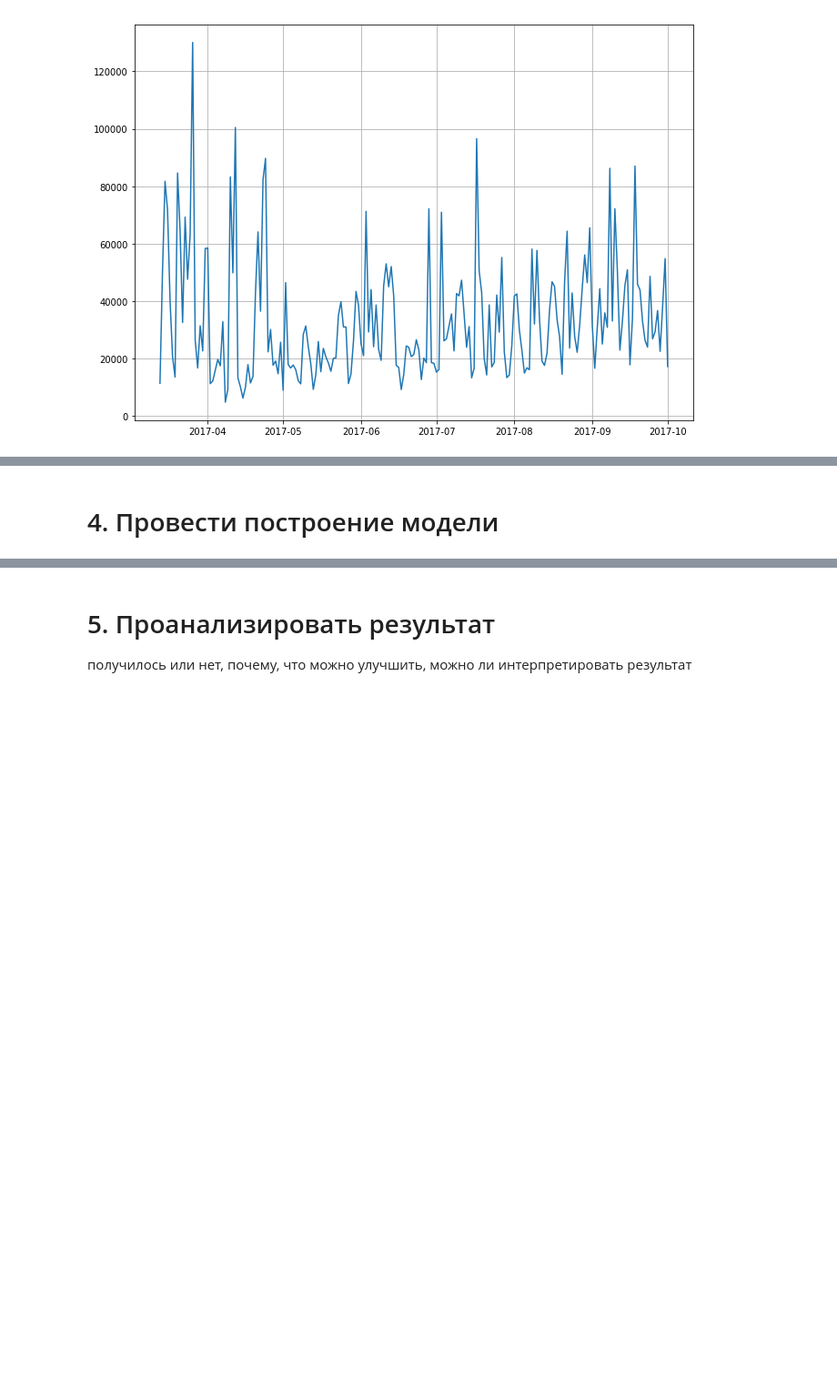
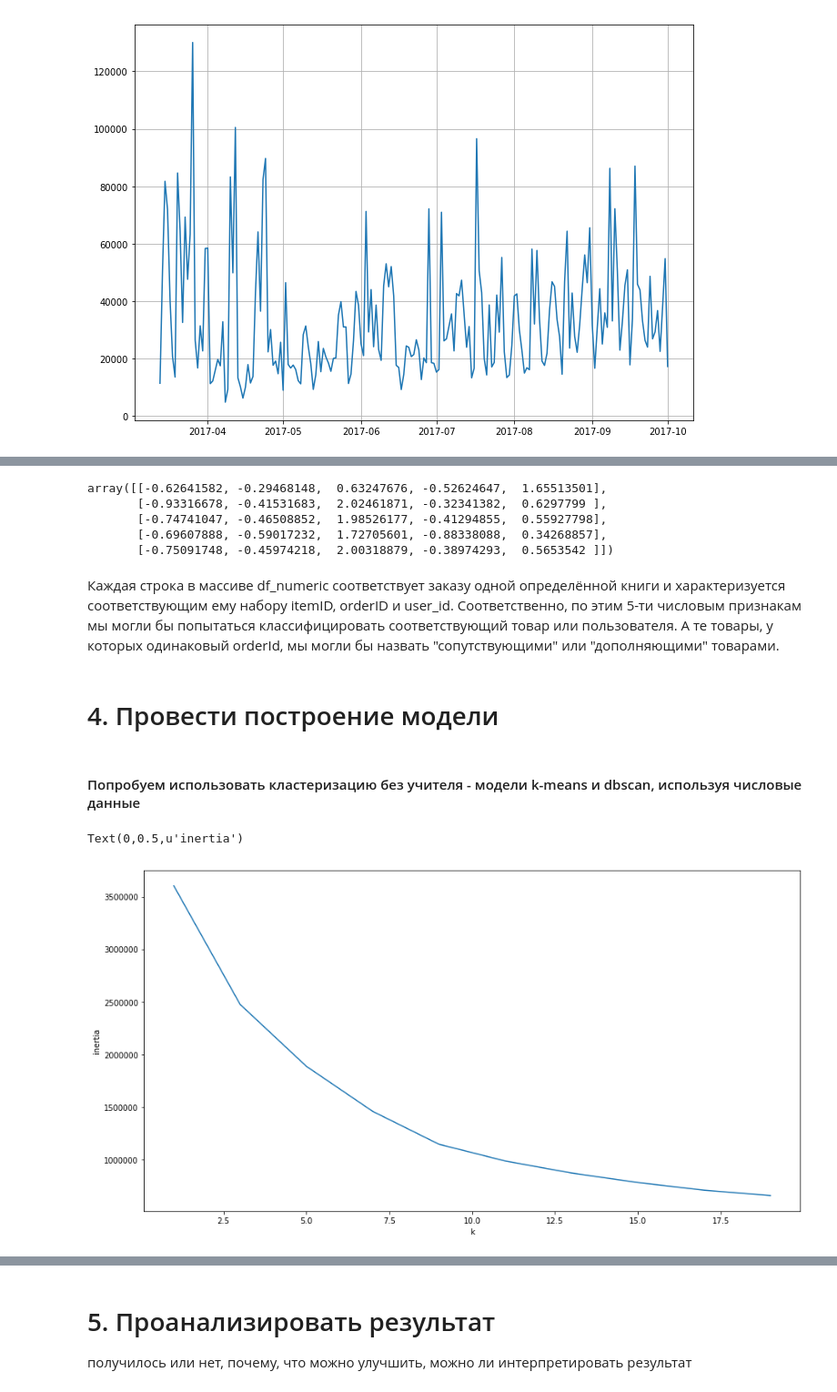
Before and after one commit to ChernetsovNG/otus_BigData, a Jupyter notebook: HW6/homework_dimred.ipynb, the cells around one changed output, grey strips where cells are left out. Shown at 91% size. Cells and saved outputs as stored; diff of their text form; code cells hidden in the pictures; blank space fills up the shorter version.

```diff
--- a/HW6/homework_dimred.ipynb
+++ b/HW6/homework_dimred.ipynb
@@ -221,0 +301,4 @@ df['NAME'] = df['NAME'].map(lambda x: str(x).decode('utf8').lower())
+# %%
+# Чтобы работать с временными данными как с числами, преобразуем их к UNIX-time
+df['unix_time'] = pd.DatetimeIndex(df['date_insert']).astype(np.int64)/1000000000
+df.head()
@@ -221,0 +319,14 @@ df['NAME'] = df['NAME'].map(lambda x: str(x).decode('utf8').lower())
+# %%
+def get_num_cols(df):
+    return df[['DISCOUNT_VALUE', 'PRICE', 'QUANTITY', 'discount', 'ordered_item_count', 'price', 'unix_time']]
+
+def get_not_modified_cols(df):
+    return df[['NAME', 'date_insert', 'itemID', 'orderID', 'user_id']]
+
+vec_std = make_union(*[
+    make_pipeline(FunctionTransformer(get_num_cols, validate=False), Imputer(strategy='mean'), StandardScaler()),
+    make_pipeline(FunctionTransformer(get_not_modified_cols, validate=False))
+])
+
+df_std = vec_std.fit_transform(df)
+df_std.shape
@@ -221,0 +361,7 @@ df['NAME'] = df['NAME'].map(lambda x: str(x).decode('utf8').lower())
+# %%
+vec_std = make_union(*[
+    make_pipeline(FunctionTransformer(get_num_cols, validate=False), Imputer(strategy='mean'), StandardScaler())
+])
+
+df_numeric = vec_std.fit_transform(df)
+df_numeric.shape
@@ -221,0 +383,13 @@ df['NAME'] = df['NAME'].map(lambda x: str(x).decode('utf8').lower())
+# %%
+pca = PCA(n_components = 5)
+df_numeric_pca = pca.fit_transform(df_numeric)
+
+df_numeric_pca[:5]
+# %% [output]
+array([[-0.62641582, -0.29468148,  0.63247676, -0.52624647,  1.65513501],
+       [-0.93316678, -0.41531683,  2.02461871, -0.32341382,  0.6297799 ],
+       [-0.74741047, -0.46508852,  1.98526177, -0.41294855,  0.55927798],
+       [-0.69607888, -0.59017232,  1.72705601, -0.88338088,  0.34268857],
+       [-0.75091748, -0.45974218,  2.00318879, -0.38974293,  0.5653542 ]])
+# %% [markdown]
+Каждая строка в массиве df_numeric соответствует заказу одной определённой книги и характеризуется соответствующим ему набору itemID, orderID и user_id. Соответственно, по этим 5-ти числовым признакам мы могли бы попытаться классифицировать соответствующий товар или пользователя. А те товары, у которых одинаковый orderId, мы могли бы назвать "сопутствующими" или "дополняющими" товарами.
@@ -222,2 +400,4 @@ df['NAME'] = df['NAME'].map(lambda x: str(x).decode('utf8').lower())
 # %% [markdown]
 # 4. Провести построение модели
+# %% [markdown]
+#### Попробуем использовать кластеризацию без учителя - модели k-means и dbscan, используя числовые данные
@@ -223,0 +407,15 @@ df['NAME'] = df['NAME'].map(lambda x: str(x).decode('utf8').lower())
+# %%
+# Т.к. про кластеры в данных нам ничего не известно, по будем варьировать число кластеров в методе k-means
+
+inertia = []
+k = range(1, 20, 2)
+for k_i in k:
+    km = KMeans(n_clusters=k_i).fit(df_numeric_pca)
+    inertia.append(km.inertia_)
+
+plt.plot(k, inertia)
+plt.xlabel('k')
+plt.ylabel('inertia')
+# %% [output]
+Text(0,0.5,u'inertia')
+[figure, added]
```
Also changed, not shown: parts of 66 cells of this notebook, 1 other file.
